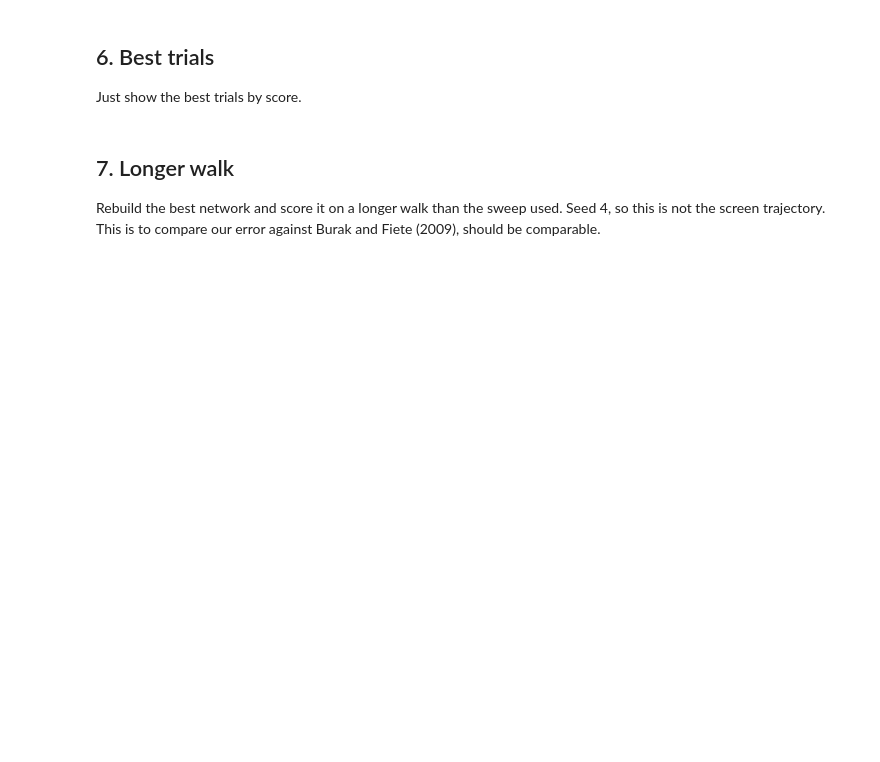
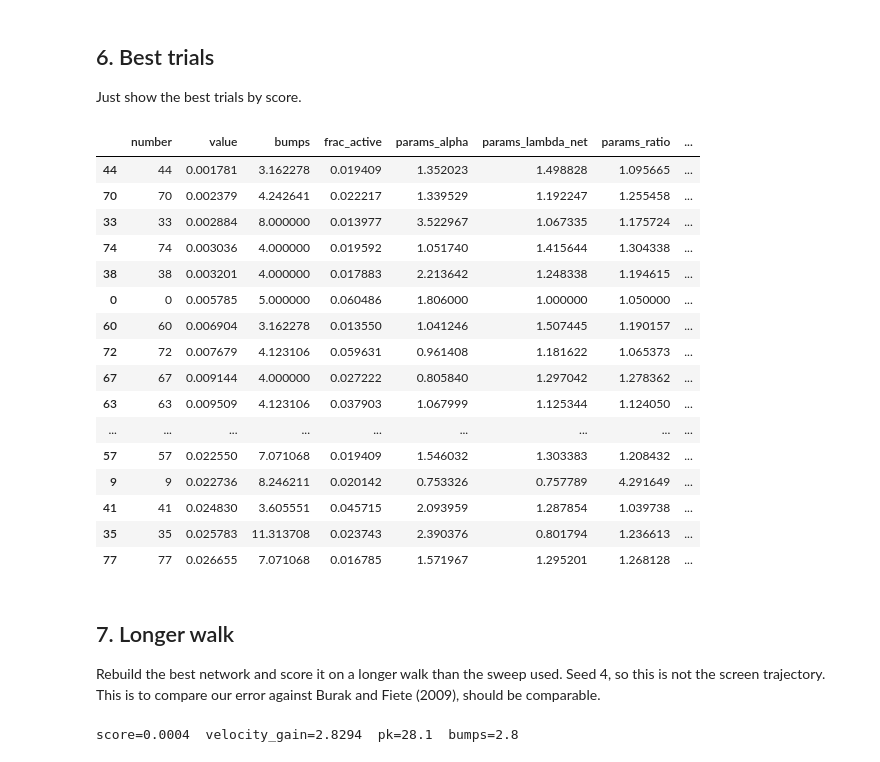
Before and after one commit to jacobsvennevik/CAN_Path_Integration_Plane_estimation_3D_model, a Jupyter notebook: notebooks/network/4_sweep_parameters_2d.ipynb, the cells around one changed output. Cells and saved outputs as stored; diff of their text form; code cells hidden in the pictures; blank space fills up the shorter version.

```diff
--- a/notebooks/network/4_sweep_parameters_2d.ipynb
+++ b/notebooks/network/4_sweep_parameters_2d.ipynb
@@ -246,30 +286,47 @@ Just show the best trials by score.
 # %%
 df = study.trials_dataframe()
 df["frac_active"] = df["user_attrs_frac_active"] if "user_attrs_frac_active" in df.columns else np.nan
 df["bumps"] = df["user_attrs_bumps"] if "user_attrs_bumps" in df.columns else np.nan
 cols = [
     "number", "value", "bumps", "frac_active",
     "params_alpha", "params_lambda_net", "params_ratio",
     "params_offset_magnitude", "params_velocity_gain",
 ]
 
 # Sort by score
 tbl = df[cols].sort_values("value")
-print(f"feasible: {int((df['value'] < FAIL).sum())}/{len(df)}")
-display(tbl.head(15))
+display(tbl.head(40))
+# %% [output]
+|  | number | value | bumps | frac_active | params_alpha | params_lambda_net | params_ratio | ... |
+| 44 | 44 | 0.001781 | 3.162278 | 0.019409 | 1.352023 | 1.498828 | 1.095665 | ... |
+| 70 | 70 | 0.002379 | 4.242641 | 0.022217 | 1.339529 | 1.192247 | 1.255458 | ... |
+| 33 | 33 | 0.002884 | 8.000000 | 0.013977 | 3.522967 | 1.067335 | 1.175724 | ... |
+| 74 | 74 | 0.003036 | 4.000000 | 0.019592 | 1.051740 | 1.415644 | 1.304338 | ... |
+| 38 | 38 | 0.003201 | 4.000000 | 0.017883 | 2.213642 | 1.248338 | 1.194615 | ... |
+| 0 | 0 | 0.005785 | 5.000000 | 0.060486 | 1.806000 | 1.000000 | 1.050000 | ... |
+| 60 | 60 | 0.006904 | 3.162278 | 0.013550 | 1.041246 | 1.507445 | 1.190157 | ... |
+| 72 | 72 | 0.007679 | 4.123106 | 0.059631 | 0.961408 | 1.181622 | 1.065373 | ... |
+| 67 | 67 | 0.009144 | 4.000000 | 0.027222 | 0.805840 | 1.297042 | 1.278362 | ... |
+| 63 | 63 | 0.009509 | 4.123106 | 0.037903 | 1.067999 | 1.125344 | 1.124050 | ... |
+| ... | ... | ... | ... | ... | ... | ... | ... | ... |
+| 57 | 57 | 0.022550 | 7.071068 | 0.019409 | 1.546032 | 1.303383 | 1.208432 | ... |
+| 9 | 9 | 0.022736 | 8.246211 | 0.020142 | 0.753326 | 0.757789 | 4.291649 | ... |
+| 41 | 41 | 0.024830 | 3.605551 | 0.045715 | 2.093959 | 1.287854 | 1.039738 | ... |
+| 35 | 35 | 0.025783 | 11.313708 | 0.023743 | 2.390376 | 0.801794 | 1.236613 | ... |
+| 77 | 77 | 0.026655 | 7.071068 | 0.016785 | 1.571967 | 1.295201 | 1.268128 | ... |
 # %% [markdown]
 ## 7. Longer walk
 
 Rebuild the best network and score it on a longer walk than the sweep used. Seed 4, so this is not the screen trajectory. This is to compare our error against Burak and Fiete (2009), should be comparable.
 # %%
-N_LONG = 250_000       # same length as the sweep walk; different seed
-traj_long = exp.generate_trajectory(n_steps=N_LONG, seed=4)
+N_LONG = 250_000
+traj_long = exp.generate_trajectory(n_steps=N_LONG, seed=4) ## Longer and different seed to check is error consitent or lucky on first one
 gt_long = traj_long.torus_gt
 
 integ = PathIntegrator(
     build(**study.best_params),
     scale=config.scale,
-    kappa_v=1_000_000.0, kappa_sens=1_000_000.0, tau_refresh=1,
+    kappa_sens=1_000_000.0, tau_refresh=1,
 )
 integ.reset(gt_long[0])
 integ.warmup(n_steps=SETTLE)
@@ -277,8 +334,11 @@ pk = _peakedness(integ.backend)
 decoded = integ.run(
     traj_long.v_body_seq, G_VEC, n_true_seq=traj_long.n_true_seq,
     refresh_mask=np.ones(len(gt_long), dtype=bool),
+    snapshot_stride=DRIVE_KW["snapshot_stride"],
 )
 value = tracking_score(decoded, gt_long)
 vg = study.best_params["velocity_gain"]
 bumps = N / integ.backend.bump_period_cells()
 print(f"score={value:.4f}  velocity_gain={vg:.4f}  pk={pk:.1f}  bumps={bumps:.1f}")
+# %% [output]
+score=0.0004  velocity_gain=2.8294  pk=28.1  bumps=2.8
```
Also changed, not shown: parts of 11 cells of this notebook, 5 other files.
